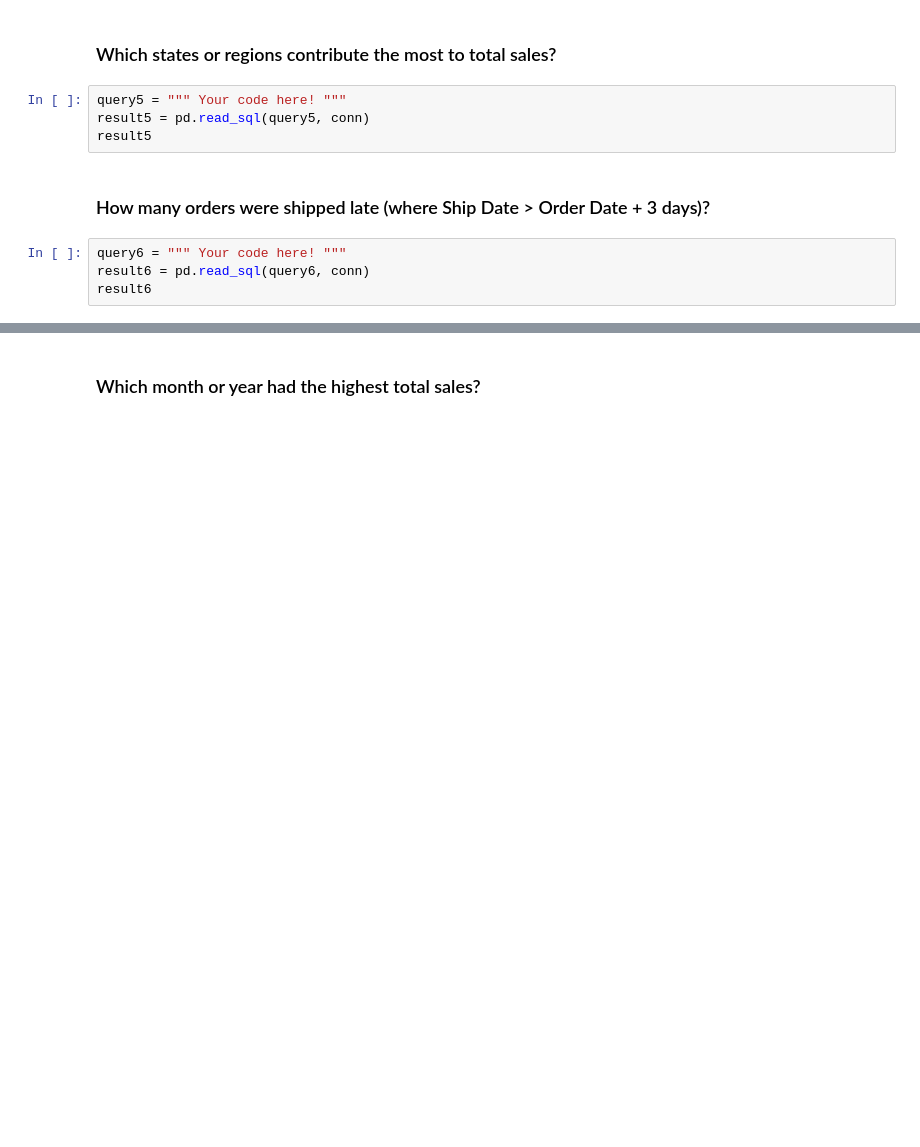
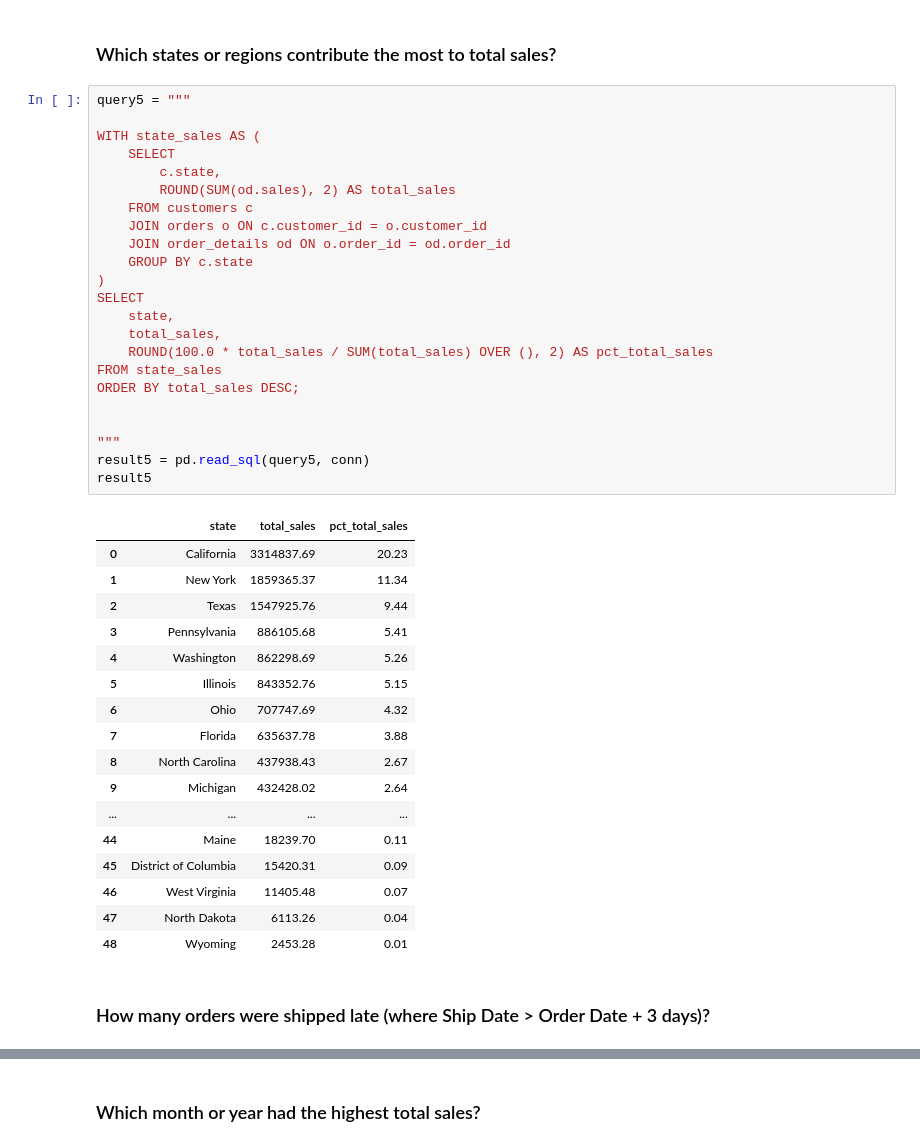
Before and after one commit to wslider/DataAnalysisModule3_williamSlider, a Jupyter notebook: Week4/notebooks/superstore_sales_workflow.ipynb, the cells around one changed output, grey strips where cells are left out. Cells and saved outputs as stored; diff of their text form; blank space fills up the shorter version.

```diff
--- a/Week4/notebooks/superstore_sales_workflow.ipynb
+++ b/Week4/notebooks/superstore_sales_workflow.ipynb
@@ -276,12 +290,45 @@ result4
 # %% [markdown]
 ### Which states or regions contribute the most to total sales?
-# %%
-query5 = """ Your code here! """
-result5 = pd.read_sql(query5, conn)
-result5
+# %%
+query5 = """
+
+WITH state_sales AS (
+    SELECT
+        c.state,
+        ROUND(SUM(od.sales), 2) AS total_sales
+    FROM customers c
+    JOIN orders o ON c.customer_id = o.customer_id
+    JOIN order_details od ON o.order_id = od.order_id
+    GROUP BY c.state
+)
+SELECT
+    state,
+    total_sales,
+    ROUND(100.0 * total_sales / SUM(total_sales) OVER (), 2) AS pct_total_sales
+FROM state_sales
+ORDER BY total_sales DESC;
+
+
+"""
+result5 = pd.read_sql(query5, conn)
+result5
+# %% [output]
+|  | state | total_sales | pct_total_sales |
+| 0 | California | 3314837.69 | 20.23 |
+| 1 | New York | 1859365.37 | 11.34 |
+| 2 | Texas | 1547925.76 | 9.44 |
+| 3 | Pennsylvania | 886105.68 | 5.41 |
+| 4 | Washington | 862298.69 | 5.26 |
+| 5 | Illinois | 843352.76 | 5.15 |
+| 6 | Ohio | 707747.69 | 4.32 |
+| 7 | Florida | 635637.78 | 3.88 |
+| 8 | North Carolina | 437938.43 | 2.67 |
+| 9 | Michigan | 432428.02 | 2.64 |
+| ... | ... | ... | ... |
+| 44 | Maine | 18239.70 | 0.11 |
+| 45 | District of Columbia | 15420.31 | 0.09 |
+| 46 | West Virginia | 11405.48 | 0.07 |
+| 47 | North Dakota | 6113.26 | 0.04 |
+| 48 | Wyoming | 2453.28 | 0.01 |
 # %% [markdown]
 ### How many orders were shipped late (where Ship Date > Order Date + 3 days)?
-# %%
-query6 = """ Your code here! """
-result6 = pd.read_sql(query6, conn)
-result6
```
Also changed, not shown: parts of 11 cells of this notebook.
